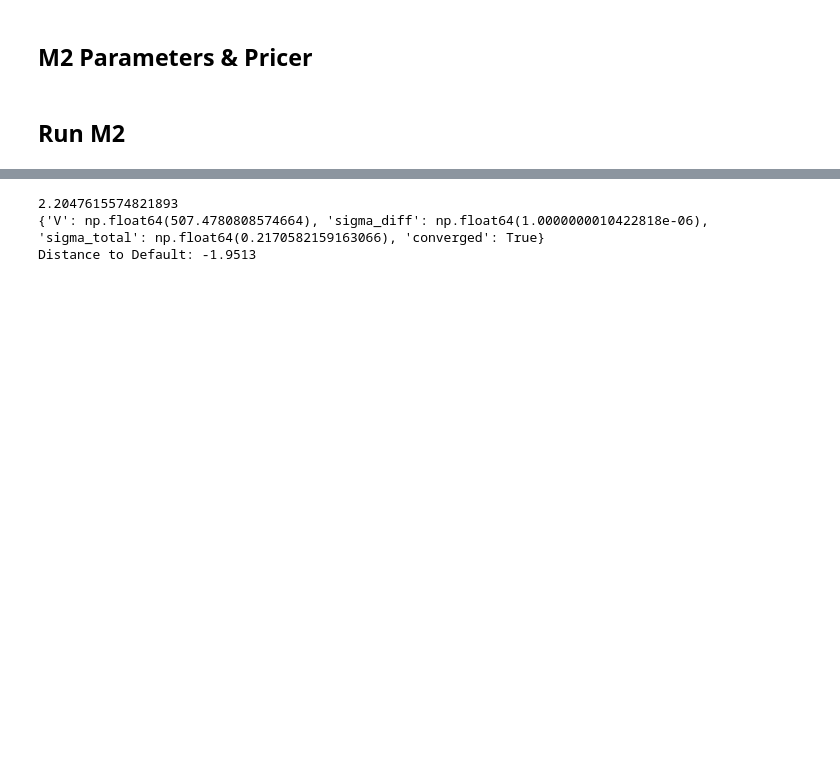
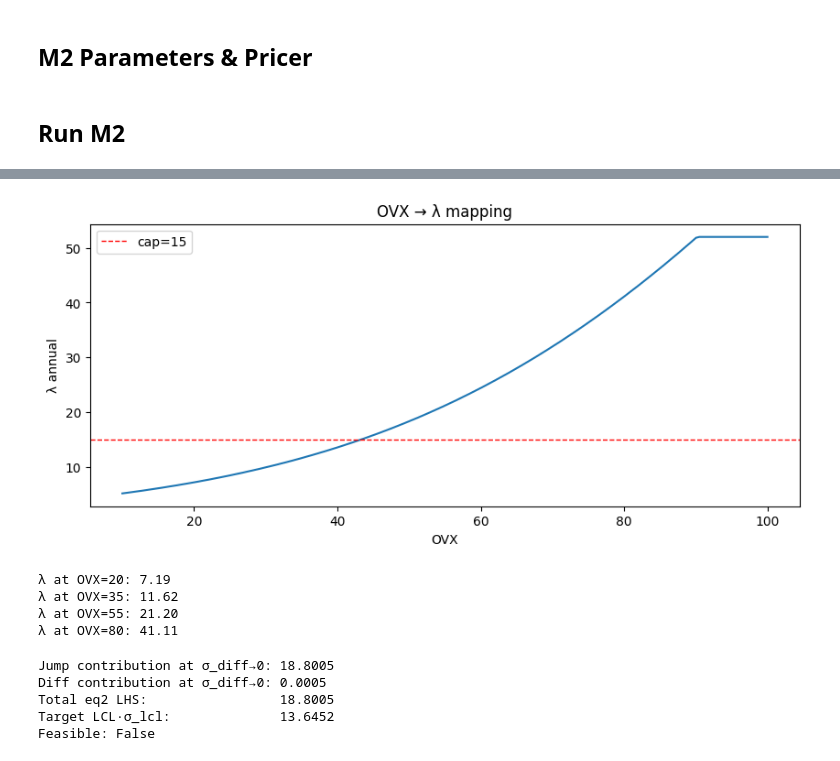
Before and after one commit to juanfp02/commodities_and_sovereigns, a Jupyter notebook: Chapter_02/CCA_M2_Jump_Diffusion.ipynb, the cells around one changed output, grey strips where cells are left out. Drawn from its saved outputs; the diff is of its cells as text; code cells hidden in the pictures; blank space fills up the shorter version.

```diff
--- a/Chapter_02/CCA_M2_Jump_Diffusion.ipynb
+++ b/Chapter_02/CCA_M2_Jump_Diffusion.ipynb
@@ -169 +186,26 @@ for _, row in failed.iterrows():
+# %%
+import matplotlib.pyplot as plt
+
+ovx_range = np.linspace(10, 100, 200)
+lambdas   = [ovx_to_lambda(o) for o in ovx_range]
+
+plt.figure(figsize=(10, 4))
+plt.plot(ovx_range, lambdas)
+plt.axhline(15, color='red', ls='--', lw=1, label='cap=15')
+plt.xlabel('OVX')
+plt.ylabel('λ annual')
+plt.title('OVX → λ mapping')
+plt.legend()
+plt.show()
+
+print(f"λ at OVX=20: {ovx_to_lambda(20):.2f}")
+print(f"λ at OVX=35: {ovx_to_lambda(35):.2f}")
+print(f"λ at OVX=55: {ovx_to_lambda(55):.2f}")
+print(f"λ at OVX=80: {ovx_to_lambda(80):.2f}")
+# %% [output]
+[figure, added]
+λ at OVX=20: 7.19
+λ at OVX=35: 11.62
+λ at OVX=55: 21.20
+λ at OVX=80: 41.11
 # %%
@@ -181,22 +217,28 @@ pricer = FixedJumpCCAPricer(J=J*gamma, max_terms=20)
-# %%
-debt_to_equity = 1.64
-LCL_usd = 100
-
-sigma_lcl = 0.1
-B_f = 700
-r_f = 0.05
-T = 5
-OVX = 50
-lam = ovx_to_lambda(OVX)
-print(lam)
-cca = pricer.solve_CCA(LCL_usd, sigma_lcl, B_f, r_f, T, lam, v_guess=LCL_usd + B_f, sig_guess=sigma_lcl)
-
-print(cca)
-
-DD = (np.log(cca['V'] / B_f) + (r_f - 0.5* cca['sigma_total']**2) * T)/cca['sigma_total'] * np.sqrt(T)
-
-print(f"Distance to Default: {DD:.4f}")
-# %% [output]
-2.2047615574821893
-{'V': np.float64(507.4780808574664), 'sigma_diff': np.float64(1.0000000010422818e-06), 'sigma_total': np.float64(0.2170582159163066), 'converged': True}
-Distance to Default: -1.9513
+# %%
+# use the actual South Korea failing values
+V_sol     = 475.0
+B_f       = 436.07
+r_f       = 0.05
+lam       = 12.68
+LCL_usd   = 81.27
+sigma_lcl = 0.1679
+sig_tiny  = 1e-6
+
+call,   delta = pricer._series(V_sol, B_f, r_f, T, sig_tiny, lam)
+call_J, _     = pricer._series(V_sol*(1+pricer.k), B_f, r_f, T, sig_tiny, lam)
+
+jump_contribution = np.sqrt(lam) * abs(call_J - call)
+diff_contribution = sig_tiny * V_sol * delta
+target            = LCL_usd * sigma_lcl
+
+print(f"Jump contribution at σ_diff→0: {jump_contribution:.4f}")
+print(f"Diff contribution at σ_diff→0: {diff_contribution:.4f}")
+print(f"Total eq2 LHS:                 {np.sqrt(jump_contribution**2 + diff_contribution**2):.4f}")
+print(f"Target LCL·σ_lcl:              {target:.4f}")
+print(f"Feasible: {jump_contribution <= target}")
+# %% [output]
+Jump contribution at σ_diff→0: 18.8005
+Diff contribution at σ_diff→0: 0.0005
+Total eq2 LHS:                 18.8005
+Target LCL·σ_lcl:              13.6452
+Feasible: False
```
Also changed, not shown: parts of 8 cells of this notebook, 19 other files.
